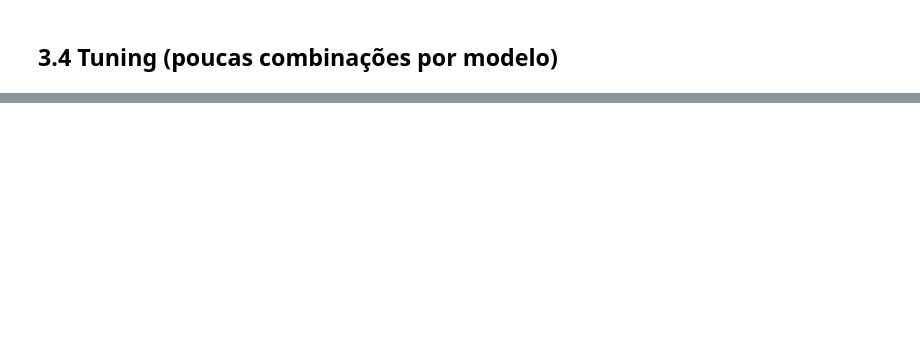
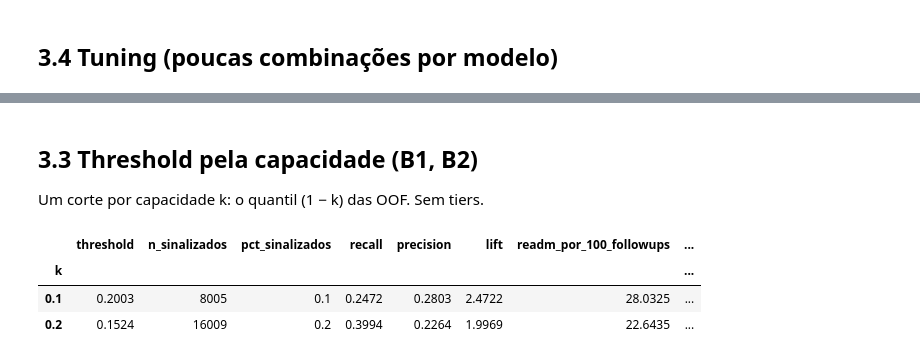
Before and after one commit to EDSB26G11/Bootcamp_Projetos, a Jupyter notebook: notebooks/04_tuning_selection.ipynb, the cells around one changed output, grey strips where cells are left out. Saved outputs shown, nothing was run; the diff lists cells and outputs as text; code cells hidden in the pictures; blank space fills up the shorter version.

```diff
--- a/notebooks/04_tuning_selection.ipynb
+++ b/notebooks/04_tuning_selection.ipynb
@@ -58,0 +94,12 @@ Com scores out-of-fold do treino, não do teste.
+# %% [markdown]
+## 3.3 Threshold pela capacidade (B1, B2)
+
+Um corte por capacidade k: o quantil (1 − k) das OOF. Sem tiers.
+# %%
+cap = capacity_table(data.y_train, oof)
+cap.round(4)
+# %% [output]
+|  | threshold | n_sinalizados | pct_sinalizados | recall | precision | lift | readm_por_100_followups | ... |
+| k |  |  |  |  |  |  |  | ... |
+| 0.1 | 0.2003 | 8005 | 0.1 | 0.2472 | 0.2803 | 2.4722 | 28.0325 | ... |
+| 0.2 | 0.1524 | 16009 | 0.2 | 0.3994 | 0.2264 | 1.9969 | 22.6435 | ... |
```
Also changed, not shown: parts of 24 cells of this notebook, 28 other files.
